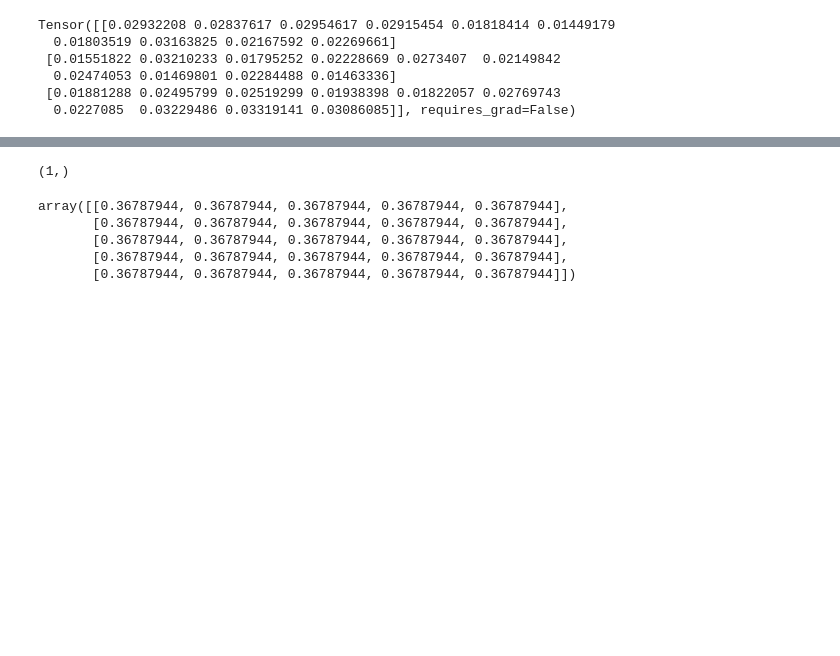
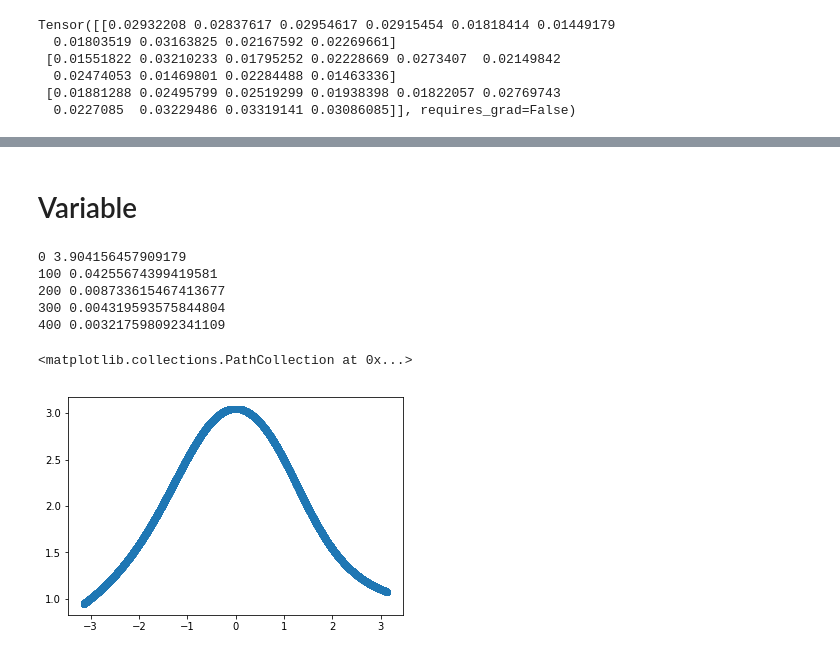
Before and after one commit to js-ts/AI, a Jupyter notebook: nn/test_autograd.py.ipynb, the cells around one changed output, grey strips where cells are left out. Drawn from its saved outputs; the diff is of its cells as text; code cells hidden in the pictures; blank space fills up the shorter version.

Commit message:
add variable test case

```diff
--- a/nn/test_autograd.py.ipynb
+++ b/nn/test_autograd.py.ipynb
@@ -228,4 +229,0 @@ np.array(1).shape
-# %%
-np.array([1]).shape
-# %% [output]
-(1,)
@@ -236,8 +230,2 @@ a += 1
-# %%
-np.exp(-a)
-# %% [output]
-array([[0.36787944, 0.36787944, 0.36787944, 0.36787944, 0.36787944],
-       [0.36787944, 0.36787944, 0.36787944, 0.36787944, 0.36787944],
-       [0.36787944, 0.36787944, 0.36787944, 0.36787944, 0.36787944],
-       [0.36787944, 0.36787944, 0.36787944, 0.36787944, 0.36787944],
-       [0.36787944, 0.36787944, 0.36787944, 0.36787944, 0.36787944]])
+# %% [markdown]
+# Variable
@@ -243,0 +234,51 @@ array([[0.36787944, 0.36787944, 0.36787944, 0.36787944, 0.36787944],
+# %%
+
+class Model(variable.Module):
+    def __init__(self, ):
+        super().__init__()
+        self.l1 = variable.Linear(1, 32)
+        self.l2 = variable.Linear(32, 32)
+        self.l3 = variable.Linear(32, 1)
+
+    def forward(self, data):
+        out = variable.Tanh()(self.l1(data))
+        out = variable.Tanh()(self.l2(out))
+        out = self.l3(out)
+
+        return out
+
+
+def train(model):
+
+    data = variable.Variable(_data)
+    label = variable.Variable(_label)
+
+    lr = 0.01
+
+    for i in range(500):
+
+        model.zero_grad()
+
+        out = model(data)
+        loss = ((out - label) ** 2).mean()
+        loss.backward()
+
+        for p in model.parameters():
+            p.data -= p.grad * lr
+
+        if i % 100 == 0:
+            print(i, loss.data)
+
+
+model = Model()
+train(model)
+
+plt.scatter(_data, model(variable.Variable(_data)).data)
+# %% [output]
+0 3.904156457909179
+100 0.04255674399419581
+200 0.008733615467413677
+300 0.004319593575844804
+400 0.003217598092341109
+<matplotlib.collections.PathCollection at 0x...>
+[figure, added]
```
Also changed, not shown: parts of 12 cells of this notebook.
